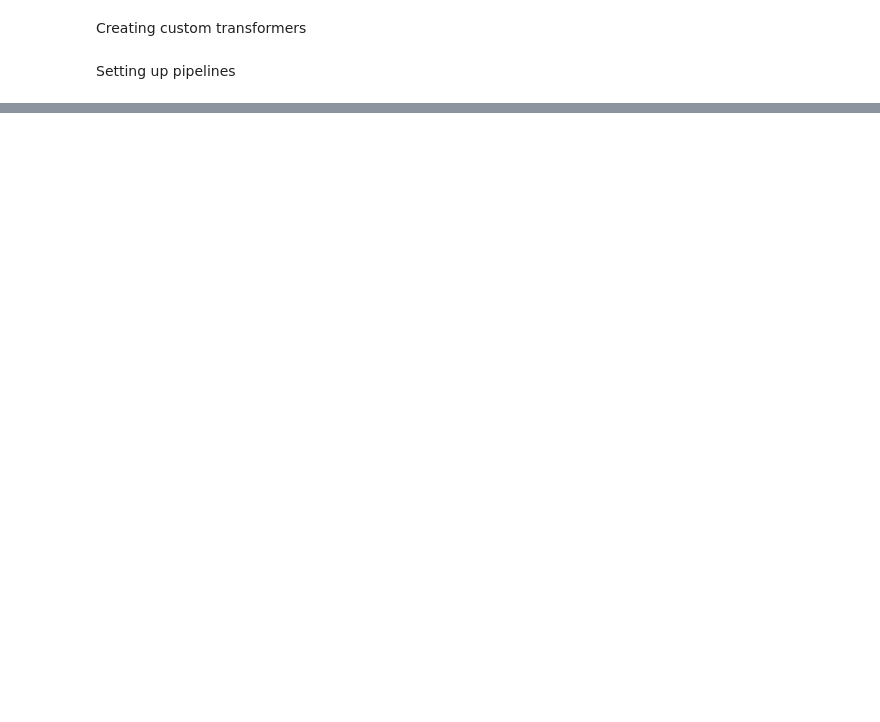
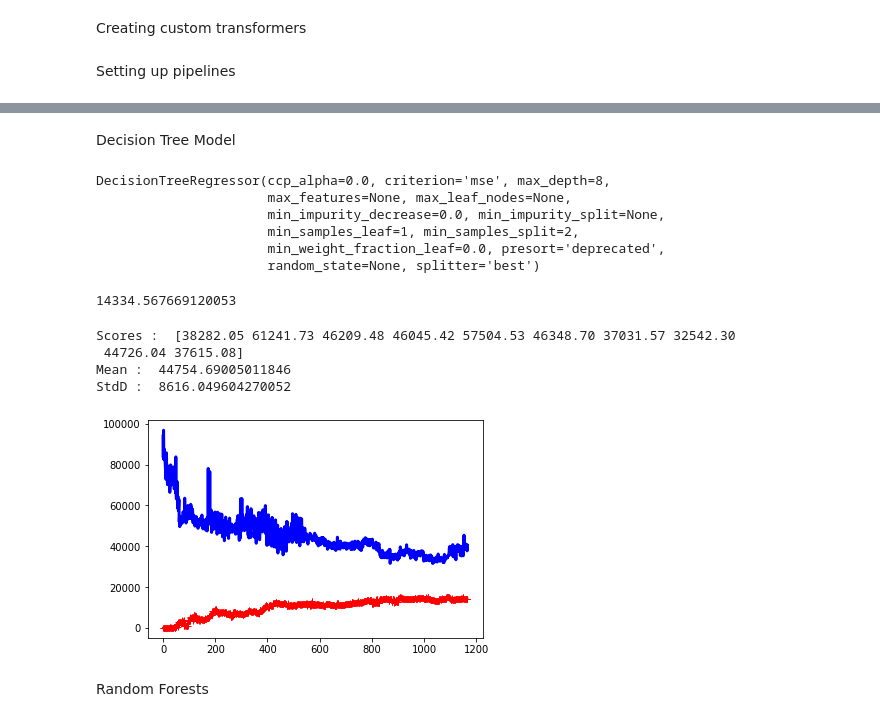
Before and after one commit to tharindatj/Kaggle_competitions, a Jupyter notebook: kaggle_house_prices.ipynb, the cells around one changed output, grey strips where cells are left out. Drawn from its saved outputs; the diff is of its cells as text; code cells hidden in the pictures; blank space fills up the shorter version.

```diff
--- a/kaggle_house_prices.ipynb
+++ b/kaggle_house_prices.ipynb
@@ -396,0 +413,4 @@ X_prepared
+# %%
+from sklearn.svm import SVR
+svr_reg = SVR()
+svr_reg.fit(X_prepared_train, y_train)
@@ -396,0 +435,4 @@ X_prepared
+# %%
+from sklearn.svm import LinearSVR
+lsvr_reg = LinearSVR()
+lsvr_reg.fit(X_prepared_train, y_train)
@@ -396,0 +456,32 @@ X_prepared
+# %% [markdown]
+Decision Tree Model
+# %%
+from sklearn.tree import DecisionTreeRegressor
+tree_reg = DecisionTreeRegressor(max_depth=8)
+# %%
+tree_reg.fit(X_prepared_train, y_train)
+# %% [output]
+DecisionTreeRegressor(ccp_alpha=0.0, criterion='mse', max_depth=8,
+                      max_features=None, max_leaf_nodes=None,
+                      min_impurity_decrease=0.0, min_impurity_split=None,
+                      min_samples_leaf=1, min_samples_split=2,
+                      min_weight_fraction_leaf=0.0, presort='deprecated',
+                      random_state=None, splitter='best')
+# %%
+tree_rmse = np.sqrt(mean_squared_error(y_train, tree_reg.predict(X_prepared_train)))
+tree_rmse
+# %% [output]
+14334.567669120053
+# %%
+crossvalscores(tree_reg, X_prepared_train, y_train, 10)
+# %% [output]
+Scores :  [38282.05 61241.73 46209.48 46045.42 57504.53 46348.70 37031.57 32542.30
+ 44726.04 37615.08]
+Mean :  44754.69005011846
+StdD :  8616.049604270052
+# %%
+plot_learning_curves(tree_reg, X_prepared, y)
+# %% [output]
+[figure, added]
+# %% [markdown]
+Random Forests
```
Also changed, not shown: parts of 98 cells of this notebook.
